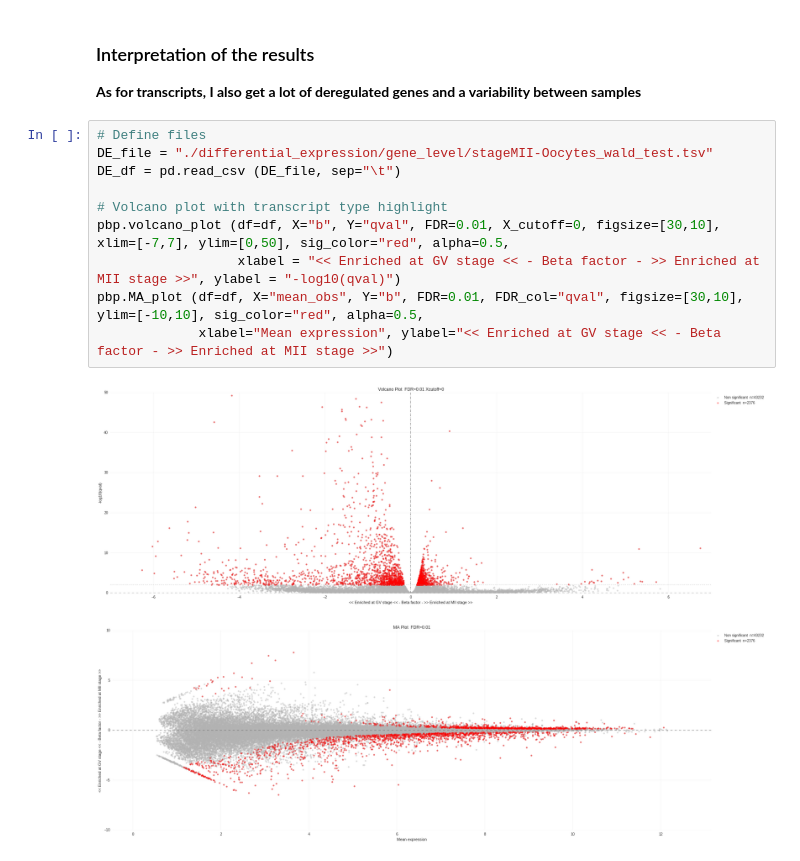
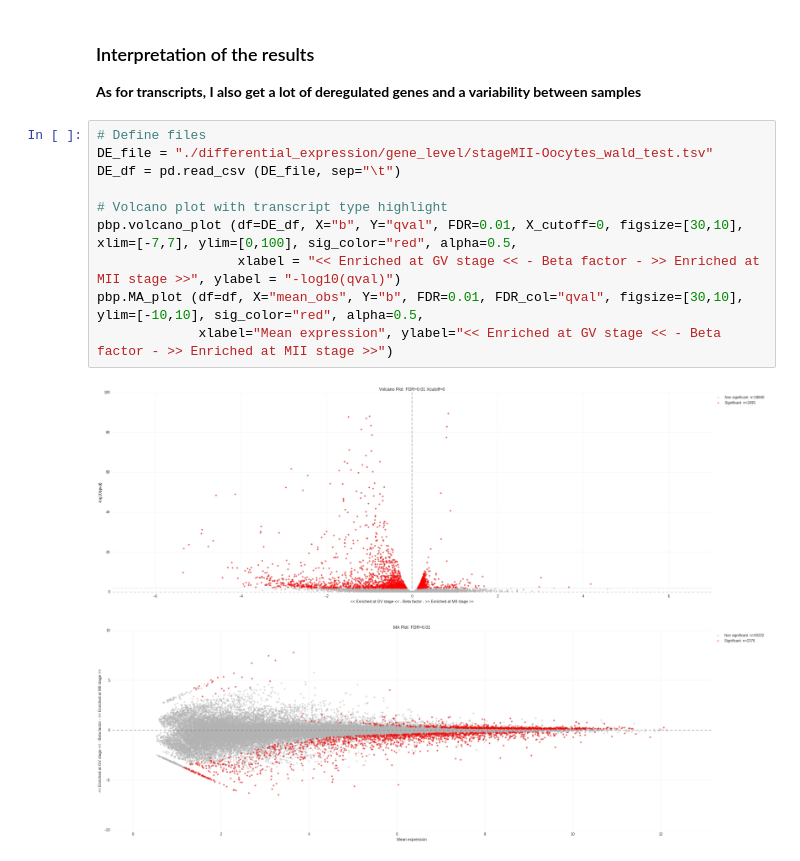
Before and after one commit to a-slide/iPython-Notebook, a Jupyter notebook: Notebooks/2016_13_09_YTHDF2_analysis.ipynb, the cells around one changed output. Saved outputs shown, nothing was run; the diff lists cells and outputs as text.

```diff
--- a/Notebooks/2016_13_09_YTHDF2_analysis.ipynb
+++ b/Notebooks/2016_13_09_YTHDF2_analysis.ipynb
@@ -607,13 +604,13 @@ Plot variance graphs
 # %%
 # Define files
 DE_file = "./differential_expression/gene_level/stageMII-Oocytes_wald_test.tsv"
 DE_df = pd.read_csv (DE_file, sep="\t")
 
 # Volcano plot with transcript type highlight
-pbp.volcano_plot (df=df, X="b", Y="qval", FDR=0.01, X_cutoff=0, figsize=[30,10], xlim=[-7,7], ylim=[0,50], sig_color="red", alpha=0.5,
+pbp.volcano_plot (df=DE_df, X="b", Y="qval", FDR=0.01, X_cutoff=0, figsize=[30,10], xlim=[-7,7], ylim=[0,100], sig_color="red", alpha=0.5,
                   xlabel = "<< Enriched at GV stage << - Beta factor - >> Enriched at MII stage >>", ylabel = "-log10(qval)")
 pbp.MA_plot (df=df, X="mean_obs", Y="b", FDR=0.01, FDR_col="qval", figsize=[30,10], ylim=[-10,10], sig_color="red", alpha=0.5,
              xlabel="Mean expression", ylabel="<< Enriched at GV stage << - Beta factor - >> Enriched at MII stage >>")
 # %% [output]
-[figure, old version]
+[figure, new version]
 [figure]
```
Also changed, not shown: parts of 2 cells of this notebook.
